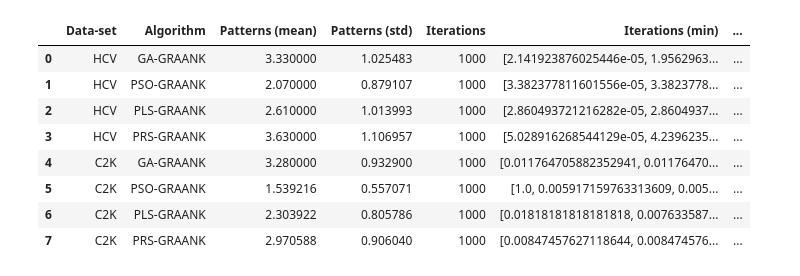
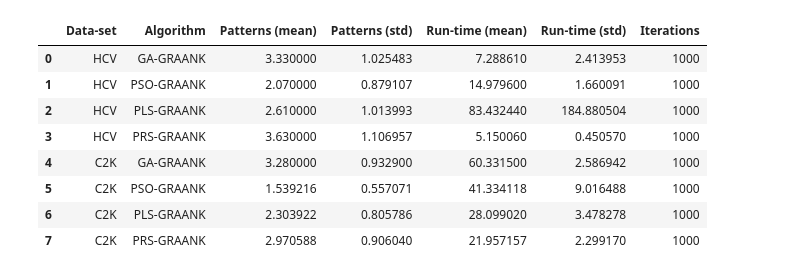
Before and after one commit to owuordickson/meso-hpc-lr, a Jupyter notebook: results/swarmgp/analysis_v2.ipynb, the cells around one changed output. Cells and saved outputs as stored; diff of their text form; code cells hidden in the pictures.

```diff
--- a/results/swarmgp/analysis_v2.ipynb
+++ b/results/swarmgp/analysis_v2.ipynb
@@ -242,7 +242,7 @@ import numpy as np
 frames = [df_ga, df_pso, df_pls, df_prs]
 df_res = pd.concat(frames, ignore_index=True)
 # Only include these columns
-df_res = df_res[['Data-set', 'Algorithm', 'Pattern-count', 'Max-evaluation', 'Evaluations', 'Max-iteration', 'Iterations']]
+df_res = df_res[['Data-set', 'Algorithm', 'Run-time','Pattern-count', 'Max-evaluation', 'Evaluations', 'Max-iteration', 'Iterations']]
 
 
 data_sets = ['HCV', 'C2K']
@@ -252,45 +252,46 @@ eval_data = []
 
 for ds in data_sets:
     df1 = df_res.loc[df_res['Data-set'] == ds]
 
     for alg in algorithms:
         df2 = df1.loc[df1['Algorithm'].str.contains(alg)]
 
         for ev in evals:
             df3 = df2.loc[df2['Max-iteration'] == ev]
             # print(df3)
 
             # 100 rows
             eval_arr = []
             for index,row in df3.iterrows():
                 # 10/100/1000 evaluations
                 eval_arr.append(row['Iterations'])
             eval_arr = np.array(eval_arr)
             eval_min = np.min(eval_arr, axis=0)
             eval_avg = np.mean(eval_arr, axis=0)
             eval_max = np.max(eval_arr, axis=0)
             eval_std = np.std(eval_arr, axis=0)
             eval_avg_mn = eval_avg - eval_std
             eval_avg_pl = eval_avg + eval_std
 
-            eval_data.append([ds, alg, df3['Pattern-count'].mean(), df3['Pattern-count'].std(), ev, eval_min, eval_avg_mn, eval_avg, eval_avg_pl, eval_max])
+            eval_data.append([ds, alg, df3['Pattern-count'].mean(), df3['Pattern-count'].std(), df3['Run-time'].mean(), df3['Run-time'].std(), ev, eval_min, eval_avg_mn, eval_avg, eval_avg_pl, eval_max])
 
-df_data = pd.DataFrame(data=eval_data, columns=['Data-set', 'Algorithm', 'Patterns (mean)', 'Patterns (std)', 'Iterations','Iterations (min)', 'Iterations (mu-sigma)', 'Iterations (mu)', 'Iterations (mu+sigma)', 'Iterations (max)'])
-df_data
+df_data = pd.DataFrame(data=eval_data, columns=['Data-set', 'Algorithm', 'Patterns (mean)', 'Patterns (std)', 'Run-time (mean)', 'Run-time (std)', 'Iterations','Iterations (min)', 'Iterations (mu-sigma)', 'Iterations (mu)', 'Iterations (mu+sigma)', 'Iterations (max)'])
+df_tab = df_data[['Data-set', 'Algorithm', 'Patterns (mean)', 'Patterns (std)', 'Run-time (mean)', 'Run-time (std)', 'Iterations']]
+df_tab
 #print(eval_arr)
 #print(eval_avg)
 #print(eval_std)
 #print(eval_avg_mn)
 # %% [output]
-|  | Data-set | Algorithm | Patterns (mean) | Patterns (std) | Iterations | Iterations (min) | ... |
-| 0 | HCV | GA-GRAANK | 3.330000 | 1.025483 | 1000 | [2.141923876025446e-05, 1.9562963... | ... |
-| 1 | HCV | PSO-GRAANK | 2.070000 | 0.879107 | 1000 | [3.382377811601556e-05, 3.3823778... | ... |
-| 2 | HCV | PLS-GRAANK | 2.610000 | 1.013993 | 1000 | [2.860493721216282e-05, 2.8604937... | ... |
-| 3 | HCV | PRS-GRAANK | 3.630000 | 1.106957 | 1000 | [5.028916268544129e-05, 4.2396235... | ... |
-| 4 | C2K | GA-GRAANK | 3.280000 | 0.932900 | 1000 | [0.011764705882352941, 0.01176470... | ... |
-| 5 | C2K | PSO-GRAANK | 1.539216 | 0.557071 | 1000 | [1.0, 0.005917159763313609, 0.005... | ... |
-| 6 | C2K | PLS-GRAANK | 2.303922 | 0.805786 | 1000 | [0.01818181818181818, 0.007633587... | ... |
-| 7 | C2K | PRS-GRAANK | 2.970588 | 0.906040 | 1000 | [0.00847457627118644, 0.008474576... | ... |
+|  | Data-set | Algorithm | Patterns (mean) | Patterns (std) | Run-time (mean) | Run-time (std) | Iterations |
+| 0 | HCV | GA-GRAANK | 3.330000 | 1.025483 | 7.288610 | 2.413953 | 1000 |
+| 1 | HCV | PSO-GRAANK | 2.070000 | 0.879107 | 14.979600 | 1.660091 | 1000 |
+| 2 | HCV | PLS-GRAANK | 2.610000 | 1.013993 | 83.432440 | 184.880504 | 1000 |
+| 3 | HCV | PRS-GRAANK | 3.630000 | 1.106957 | 5.150060 | 0.450570 | 1000 |
+| 4 | C2K | GA-GRAANK | 3.280000 | 0.932900 | 60.331500 | 2.586942 | 1000 |
+| 5 | C2K | PSO-GRAANK | 1.539216 | 0.557071 | 41.334118 | 9.016488 | 1000 |
+| 6 | C2K | PLS-GRAANK | 2.303922 | 0.805786 | 28.099020 | 3.478278 | 1000 |
+| 7 | C2K | PRS-GRAANK | 2.970588 | 0.906040 | 21.957157 | 2.299170 | 1000 |
 # %%
 # Plotting the results
 import matplotlib.pyplot as plt
```
Also changed, not shown: parts of 2 cells of this notebook, 2 other files.
